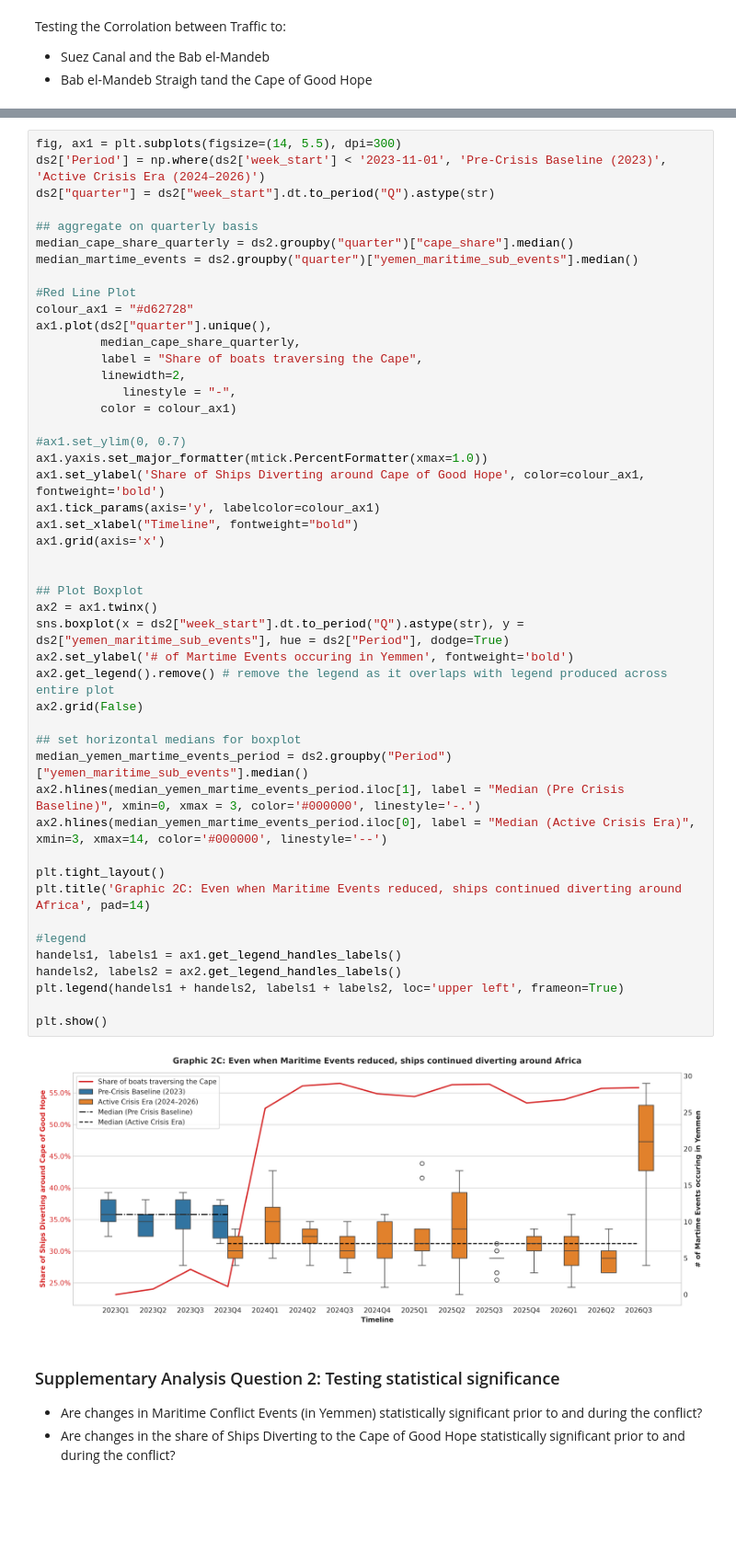
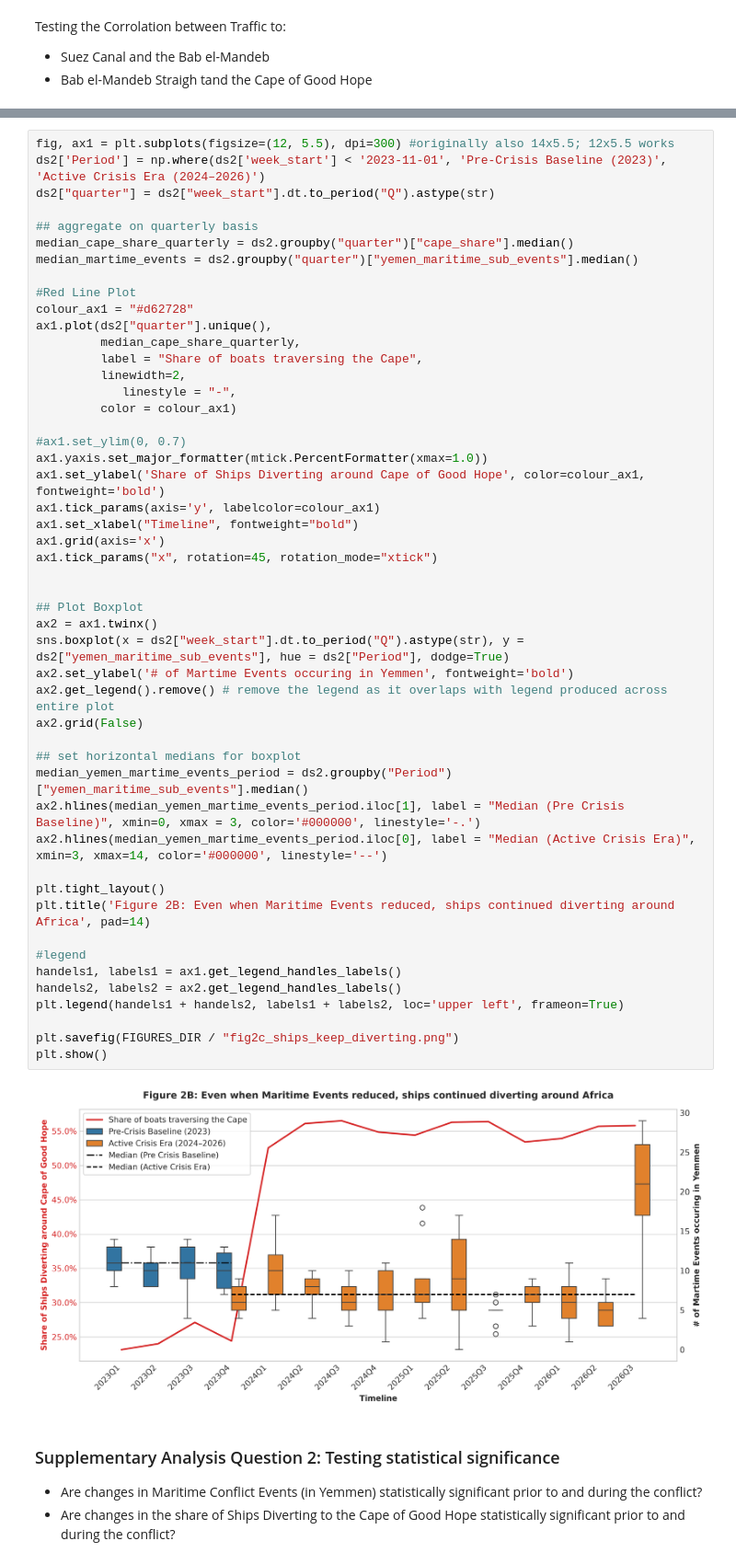
Before and after one commit to bxj6260/CIP_HS2026_107, a Jupyter notebook: 03_data_visualization.ipynb, the cells around one changed output, grey strips where cells are left out. Shown at 92% size. Cells and saved outputs as stored; diff of their text form; blank space fills up the shorter version.

Commit message:
Minor chart changes

```diff
--- a/03_data_visualization.ipynb
+++ b/03_data_visualization.ipynb
@@ -192,5 +220,5 @@ plt.show()
 # %%
-fig, ax1 = plt.subplots(figsize=(14, 5.5), dpi=300)
+fig, ax1 = plt.subplots(figsize=(12, 5.5), dpi=300) #originally also 14x5.5; 12x5.5 works
 ds2['Period'] = np.where(ds2['week_start'] < '2023-11-01', 'Pre-Crisis Baseline (2023)', 'Active Crisis Era (2024–2026)')
 ds2["quarter"] = ds2["week_start"].dt.to_period("Q").astype(str)
 
@@ -209,35 +237,37 @@ ax1.plot(ds2["quarter"].unique(),
 
 #ax1.set_ylim(0, 0.7)
 ax1.yaxis.set_major_formatter(mtick.PercentFormatter(xmax=1.0))
 ax1.set_ylabel('Share of Ships Diverting around Cape of Good Hope', color=colour_ax1, fontweight='bold')
 ax1.tick_params(axis='y', labelcolor=colour_ax1)
 ax1.set_xlabel("Timeline", fontweight="bold")
 ax1.grid(axis='x')
+ax1.tick_params("x", rotation=45, rotation_mode="xtick")
 
 
 ## Plot Boxplot
 ax2 = ax1.twinx()
 sns.boxplot(x = ds2["week_start"].dt.to_period("Q").astype(str), y = ds2["yemen_maritime_sub_events"], hue = ds2["Period"], dodge=True)
 ax2.set_ylabel('# of Martime Events occuring in Yemmen', fontweight='bold')
 ax2.get_legend().remove() # remove the legend as it overlaps with legend produced across entire plot
 ax2.grid(False)
 
 ## set horizontal medians for boxplot
 median_yemen_martime_events_period = ds2.groupby("Period")["yemen_maritime_sub_events"].median()
 ax2.hlines(median_yemen_martime_events_period.iloc[1], label = "Median (Pre Crisis Baseline)", xmin=0, xmax = 3, color='#000000', linestyle='-.')
 ax2.hlines(median_yemen_martime_events_period.iloc[0], label = "Median (Active Crisis Era)", xmin=3, xmax=14, color='#000000', linestyle='--')
 
 plt.tight_layout()
-plt.title('Graphic 2C: Even when Maritime Events reduced, ships continued diverting around Africa', pad=14)
+plt.title('Figure 2B: Even when Maritime Events reduced, ships continued diverting around Africa', pad=14)
 
 #legend
 handels1, labels1 = ax1.get_legend_handles_labels()
 handels2, labels2 = ax2.get_legend_handles_labels()
 plt.legend(handels1 + handels2, labels1 + labels2, loc='upper left', frameon=True)
 
+plt.savefig(FIGURES_DIR / "fig2c_ships_keep_diverting.png")
 plt.show()
 # %% [output]
-[figure, old version]
+[figure, new version]
 # %% [markdown]
 ### Supplementary Analysis Question 2: Testing statistical significance
 - Are changes in Maritime Conflict Events (in Yemmen) statistically significant prior to and during the conflict?
```
Also changed, not shown: parts of 8 cells of this notebook.
